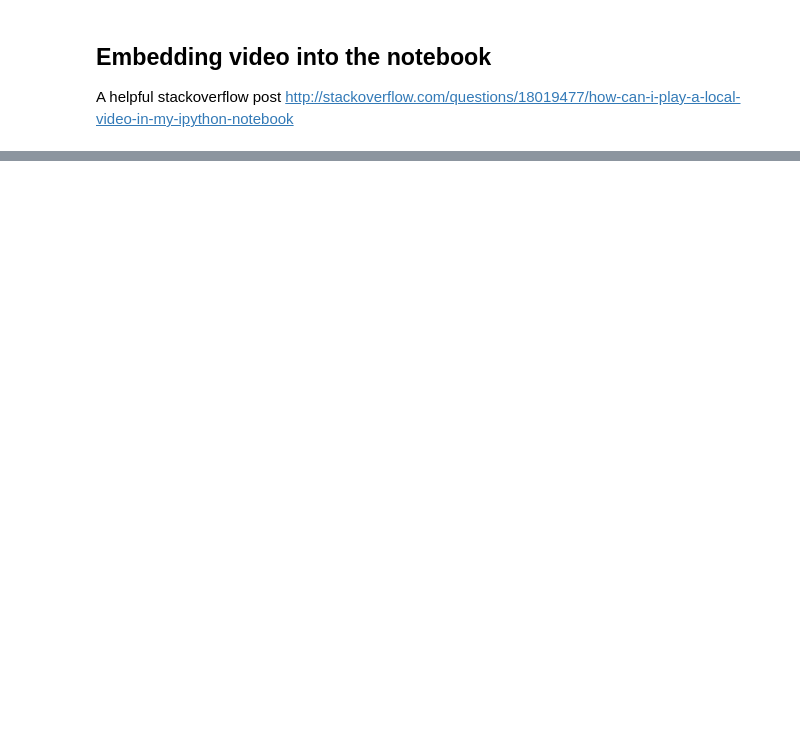
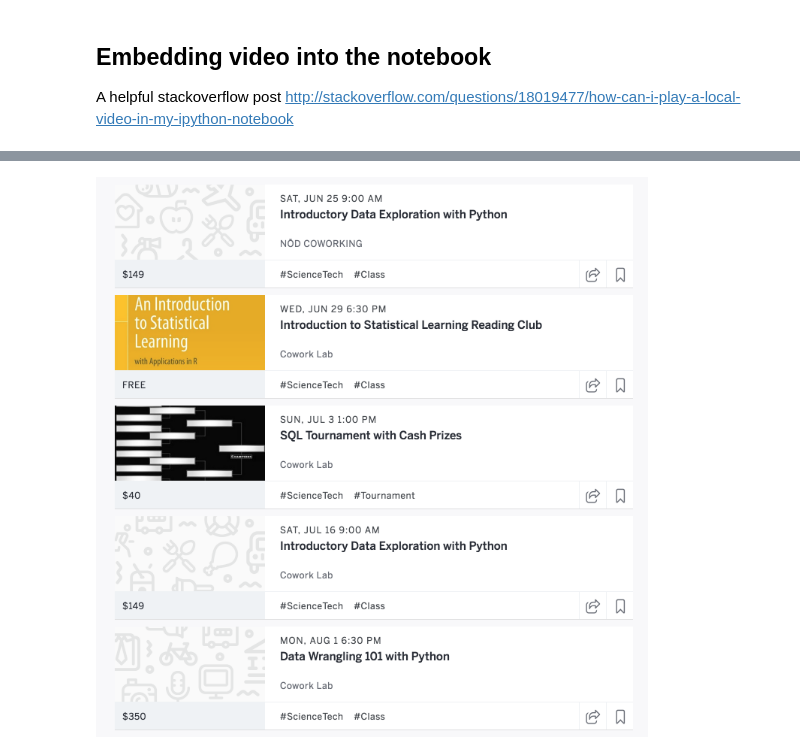
Before and after one commit to tdpetrou/Data-Science-in-Two-Minutes, a Jupyter notebook: NBA Full Game Animation.ipynb, the cells around one changed output, grey strips where cells are left out. Cells and saved outputs as stored; diff of their text form; code cells hidden in the pictures; blank space fills up the shorter version.

```diff
--- a/NBA Full Game Animation.ipynb
+++ b/NBA Full Game Animation.ipynb
@@ -694,0 +690,4 @@ IFrame("http://www.ipython.org", 500,300)
+# %%
+Image("classes.png")
+# %% [output]
+[figure, added]
```
Also changed, not shown: parts of 4 cells of this notebook.
